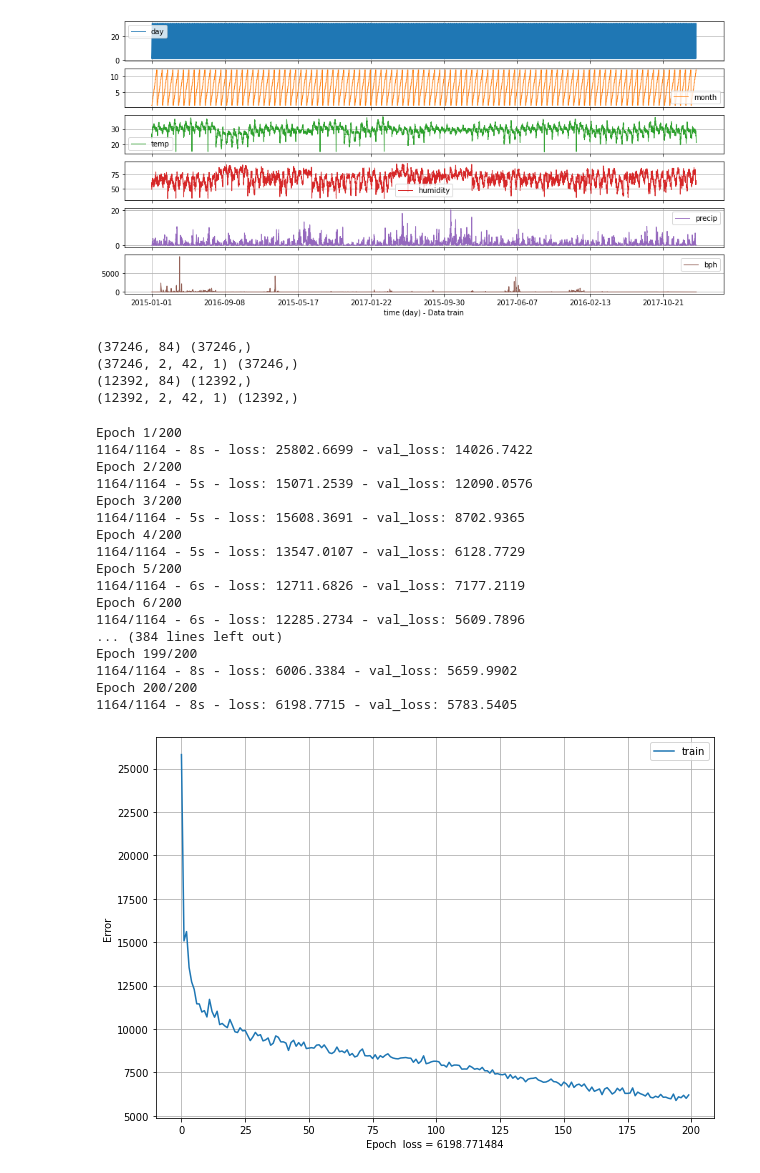
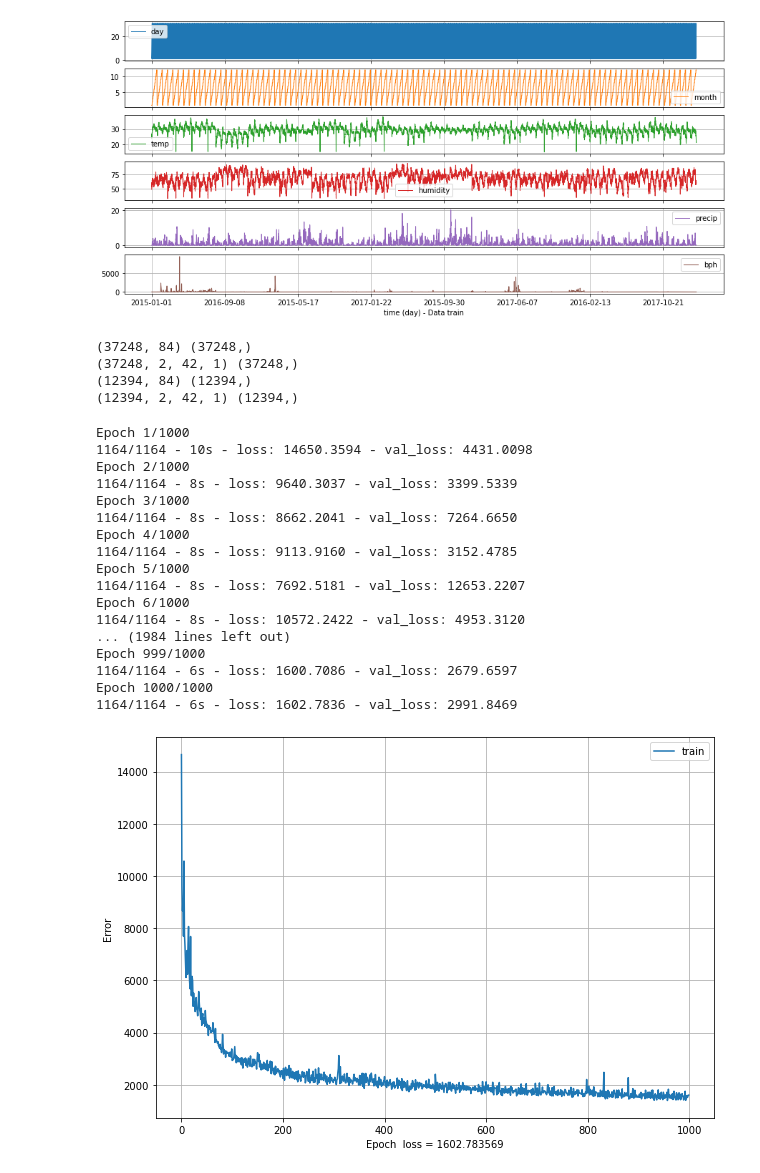
Before and after one commit to D6200763-SUT/SUT_Rice_Project_2021, a Jupyter notebook: Ex4_Multivariate_CNN_LSTM_model_Time-series run 1.ipynb, the cells around one changed output. Saved outputs shown, nothing was run; the diff lists cells and outputs as text; code cells hidden in the pictures.

```diff
--- a/Ex4_Multivariate_CNN_LSTM_model_Time-series run 1.ipynb
+++ b/Ex4_Multivariate_CNN_LSTM_model_Time-series run 1.ipynb
@@ -405,7 +405,7 @@ plot_data(frames_train,'Data train')
 #   21      7
 
 n_day = 14
-n_out = 5
+n_out = 3
 
 # frame as supervised learning
 reframed = series_to_supervised(values_train, n_day, n_out)
@@ -452,12 +452,12 @@ timesteps = val_X.shape[1]//subsequences
 val_X = val_X.reshape((val_X.shape[0], subsequences, timesteps, 1))
 print(val_X.shape, val_y.shape)
 # %% [output]
-(37246, 84) (37246,)
-(37246, 2, 42, 1) (37246,)
-(12392, 84) (12392,)
-(12392, 2, 42, 1) (12392,)
+(37248, 84) (37248,)
+(37248, 2, 42, 1) (37248,)
+(12394, 84) (12394,)
+(12394, 2, 42, 1) (12394,)
 # %%
-Epochs = 200
+Epochs = 1000
 # # define model A
 model = models.Sequential()
 model.add(layers.TimeDistributed(layers.Conv1D(filters = 64, kernel_size=1, activation='relu'), input_shape=(None, train_X.shape[2], train_X.shape[3])))
@@ -475,51 +475,51 @@ model.add(layers.Dense(1))
 # model.add(layers.TimeDistributed(layers.Flatten()))
 # model.add(layers.LSTM(100, activation='relu'))
 # model.add(layers.Dense(1))
 
 # # define model
 # model = models.Sequential()
 # model.add(layers.Conv1D(filters = 64, kernel_size=2, activation='relu', input_shape=(None, n_steps, n_features_model)))
 # # model.add(layers.Conv1D(filters = 64, kernel_size=2, activation='relu'))
 # model.add(layers.MaxPooling1D(pool_size=2))
 # model.add(layers.Flatten())
 # model.add(layers.LSTM(50, activation='relu'))
 # model.add(layers.Dense(1))
 
 model.compile(optimizer='adam', loss='mse')
 # fit model
 history = model.fit(train_X, train_y, validation_data=(val_X, val_y),epochs= Epochs, verbose=2)
 
 # plot history
 from matplotlib import pyplot as plt
 def plot_loss(history):
     plt.figure(figsize=(10,7))
     plt.plot(history.history['loss'], label='train')
     plt.xlabel('Epoch  '+'loss = %f'%history.history['loss'][-1])
     plt.ylabel('Error')
     plt.legend()
     plt.grid(True)
 #     plt.show()
 
 plot_loss(history)
 # %% [output]
-Epoch 1/200
-1164/1164 - 8s - loss: 25802.6699 - val_loss: 14026.7422
-Epoch 2/200
-1164/1164 - 5s - loss: 15071.2539 - val_loss: 12090.0576
-Epoch 3/200
-1164/1164 - 5s - loss: 15608.3691 - val_loss: 8702.9365
-Epoch 4/200
-1164/1164 - 5s - loss: 13547.0107 - val_loss: 6128.7729
-Epoch 5/200
-1164/1164 - 6s - loss: 12711.6826 - val_loss: 7177.2119
-Epoch 6/200
-1164/1164 - 6s - loss: 12285.2734 - val_loss: 5609.7896
-... (384 lines left out)
-Epoch 199/200
-1164/1164 - 8s - loss: 6006.3384 - val_loss: 5659.9902
-Epoch 200/200
-1164/1164 - 8s - loss: 6198.7715 - val_loss: 5783.5405
+Epoch 1/1000
+1164/1164 - 10s - loss: 14650.3594 - val_loss: 4431.0098
+Epoch 2/1000
+1164/1164 - 8s - loss: 9640.3037 - val_loss: 3399.5339
+Epoch 3/1000
+1164/1164 - 8s - loss: 8662.2041 - val_loss: 7264.6650
+Epoch 4/1000
+1164/1164 - 8s - loss: 9113.9160 - val_loss: 3152.4785
+Epoch 5/1000
+1164/1164 - 8s - loss: 7692.5181 - val_loss: 12653.2207
+Epoch 6/1000
+1164/1164 - 8s - loss: 10572.2422 - val_loss: 4953.3120
+... (1984 lines left out)
+Epoch 999/1000
+1164/1164 - 6s - loss: 1600.7086 - val_loss: 2679.6597
+Epoch 1000/1000
+1164/1164 - 6s - loss: 1602.7836 - val_loss: 2991.8469
-[figure, old version]
+[figure, new version]
 # %%
 values_predict = frames_test.values
 n_features = frames_test.shape[1]
```
Also changed, not shown: parts of 1 cell of this notebook.
